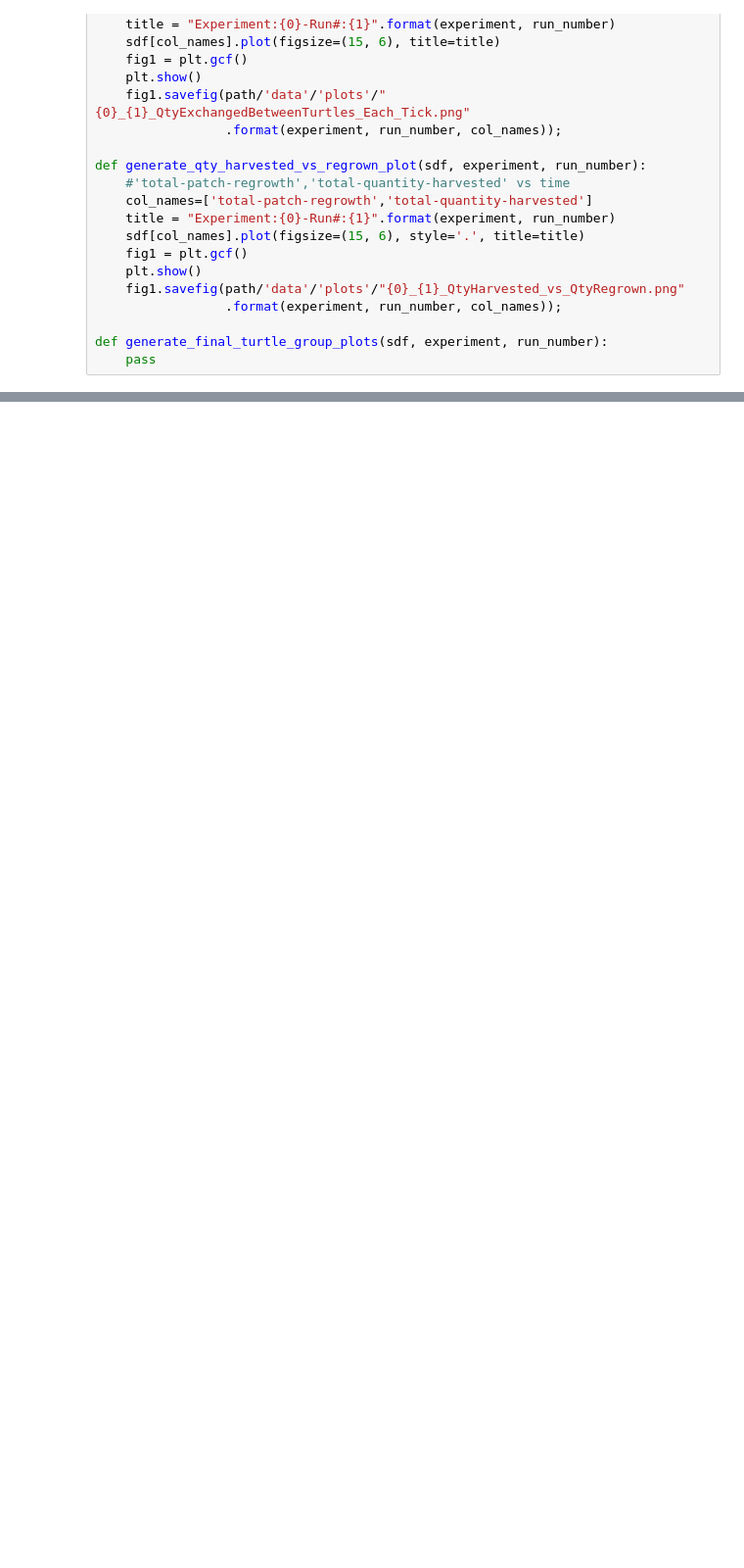
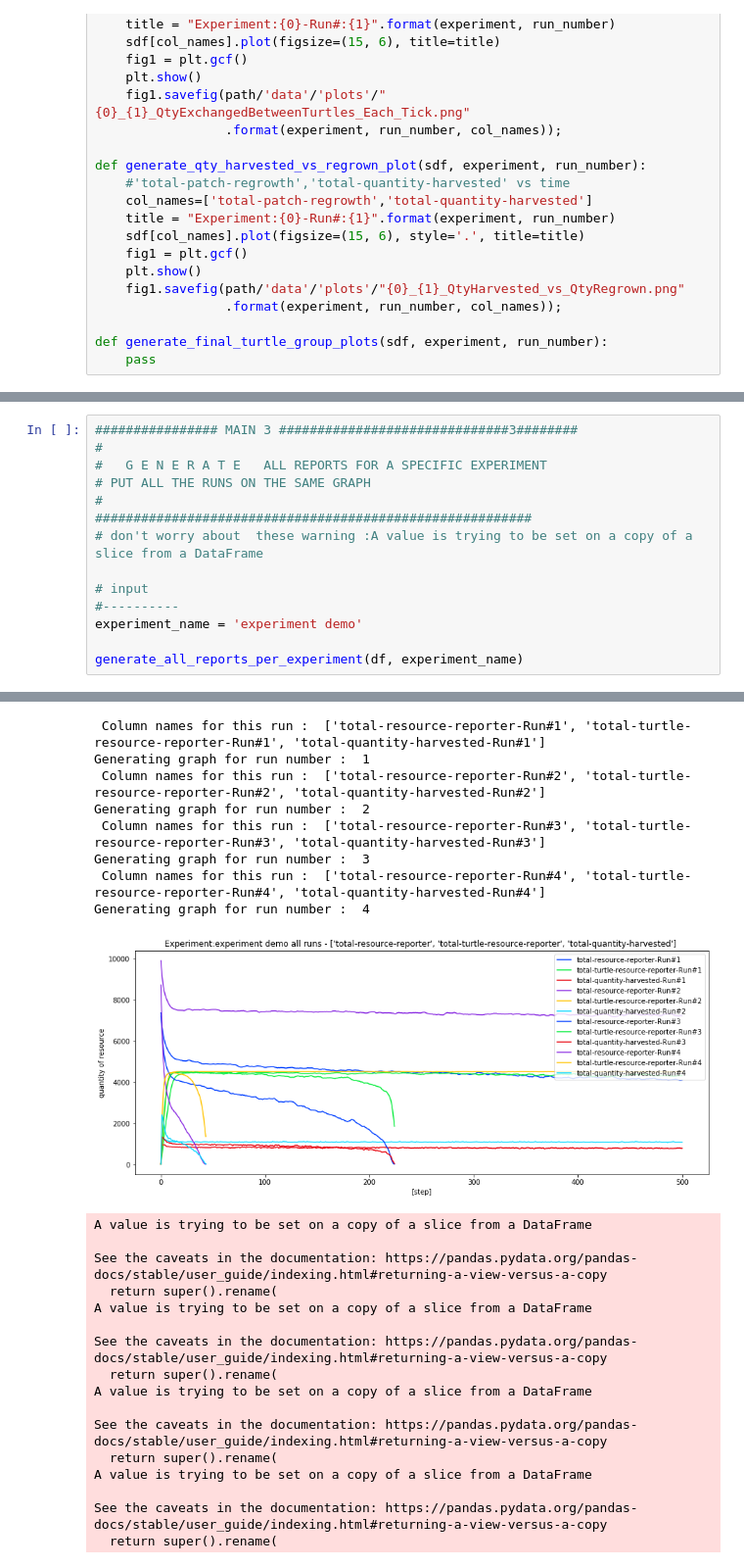
Before and after one commit to IsisChameleon/abm_commons_tragedy, a Jupyter notebook: network-commons-analysis.ipynb, the cells around one changed output, grey strips where cells are left out. Shown at 98% size. Cells and saved outputs as stored; diff of their text form; blank space fills up the shorter version.

Commit message:
Notebook for all runs in same plot done

```diff
--- a/network-commons-analysis.ipynb
+++ b/network-commons-analysis.ipynb
@@ -331,0 +443,15 @@ global_df.head()
+# %%
+################ MAIN 3 ##############################3########
+#
+#   G E N E R A T E   ALL REPORTS FOR A SPECIFIC EXPERIMENT
+# PUT ALL THE RUNS ON THE SAME GRAPH
+#
+#########################################################
+# don't worry about  these warning :A value is trying to be set on a copy of a slice from a DataFrame
+
+# input
+#----------
+experiment_name = 'experiment demo'
+
+generate_all_reports_per_experiment(df, experiment_name)
+# %% [output]
@@ -331,0 +474,25 @@ global_df.head()
+ Column names for this run :  ['total-resource-reporter-Run#1', 'total-turtle-resource-reporter-Run#1', 'total-quantity-harvested-Run#1']
+Generating graph for run number :  1
+ Column names for this run :  ['total-resource-reporter-Run#2', 'total-turtle-resource-reporter-Run#2', 'total-quantity-harvested-Run#2']
+Generating graph for run number :  2
+ Column names for this run :  ['total-resource-reporter-Run#3', 'total-turtle-resource-reporter-Run#3', 'total-quantity-harvested-Run#3']
+Generating graph for run number :  3
+ Column names for this run :  ['total-resource-reporter-Run#4', 'total-turtle-resource-reporter-Run#4', 'total-quantity-harvested-Run#4']
+Generating graph for run number :  4
+[figure, added]
+A value is trying to be set on a copy of a slice from a DataFrame
+
+See the caveats in the documentation: https://pandas.pydata.org/pandas-docs/stable/user_guide/indexing.html#returning-a-view-versus-a-copy
+  return super().rename(
+A value is trying to be set on a copy of a slice from a DataFrame
+
+See the caveats in the documentation: https://pandas.pydata.org/pandas-docs/stable/user_guide/indexing.html#returning-a-view-versus-a-copy
+  return super().rename(
+A value is trying to be set on a copy of a slice from a DataFrame
+
+See the caveats in the documentation: https://pandas.pydata.org/pandas-docs/stable/user_guide/indexing.html#returning-a-view-versus-a-copy
+  return super().rename(
+A value is trying to be set on a copy of a slice from a DataFrame
+
+See the caveats in the documentation: https://pandas.pydata.org/pandas-docs/stable/user_guide/indexing.html#returning-a-view-versus-a-copy
+  return super().rename(
```
Also changed, not shown: parts of 20 cells of this notebook, 2 other files.
